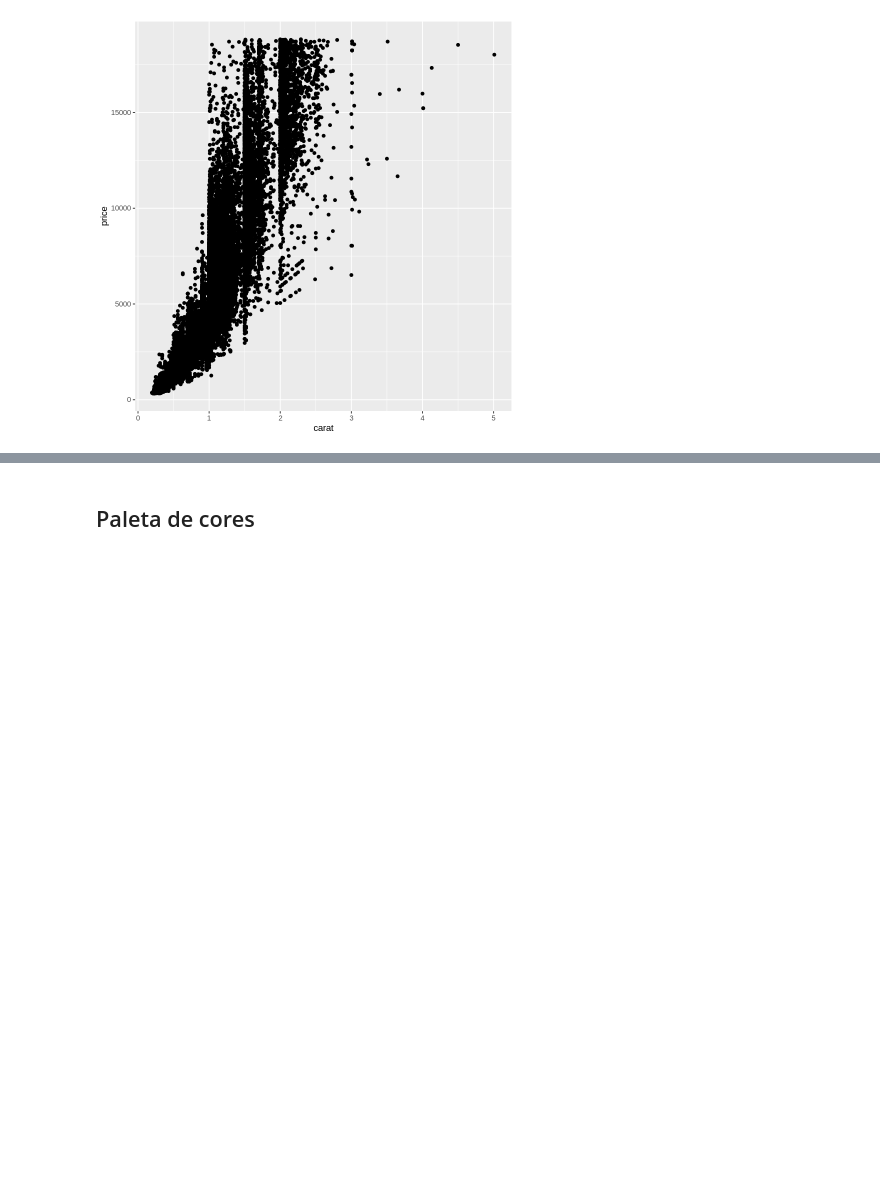
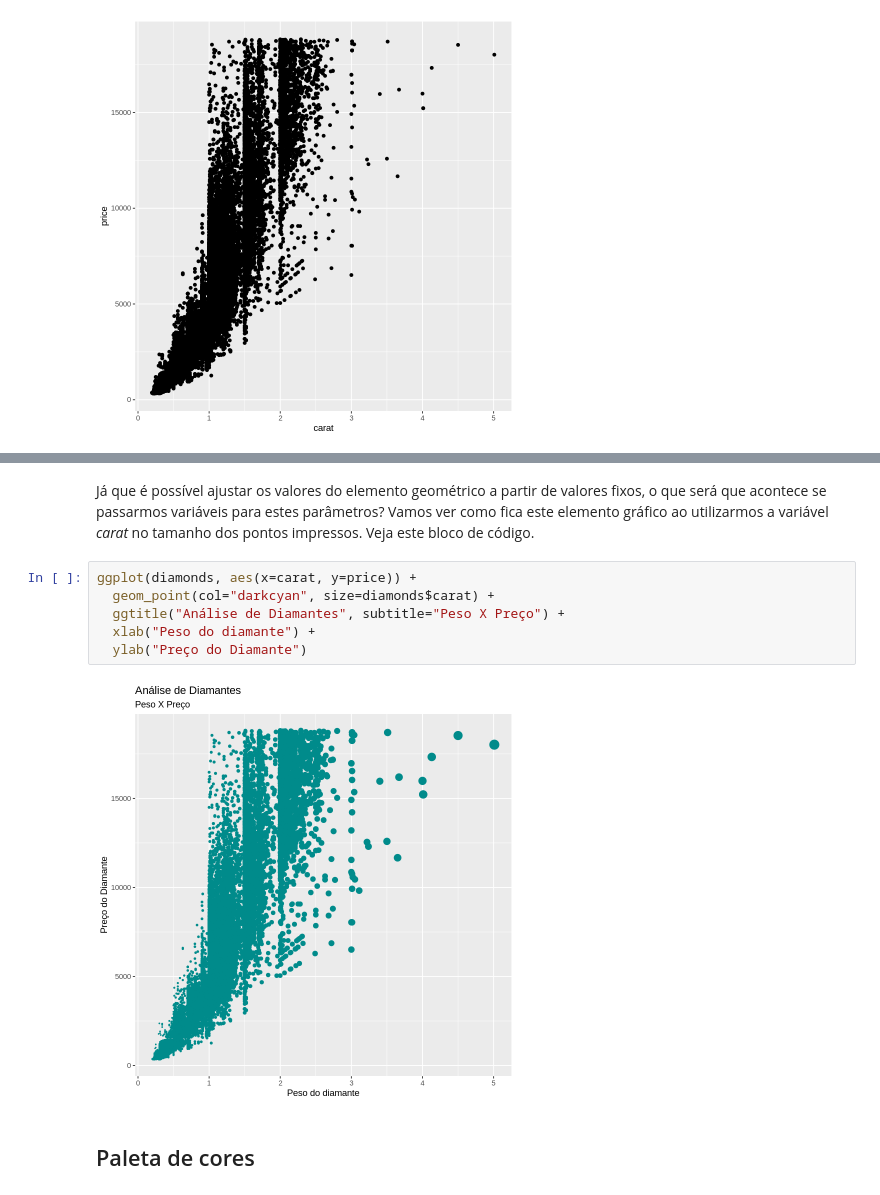
Before and after one commit to Rogerio-mack/Ling-de-Prog-para-Ciencia-de-Dados, a Jupyter notebook: Trilha 7.ipynb, the cells around one changed output, grey strips where cells are left out. Drawn from its saved outputs; the diff is of its cells as text; blank space fills up the shorter version.

```diff
--- a/Trilha 7.ipynb
+++ b/Trilha 7.ipynb
@@ -91,3 +111,13 @@ Repare que a saída é um gráfico de dispersão básico, onde cada ponto repres
+# %% [markdown]
+Já que é possível ajustar os valores do elemento geométrico a partir de valores fixos, o que será que acontece se passarmos variáveis para estes parâmetros? Vamos ver como fica este elemento gráfico ao utilizarmos a variável *carat* no tamanho dos pontos impressos. Veja este bloco de código.
+# %%
+ggplot(diamonds, aes(x=carat, y=price)) +
+  geom_point(col="darkcyan", size=diamonds$carat) +
+  ggtitle("Análise de Diamantes", subtitle="Peso X Preço") +
+  xlab("Peso do diamante") +
+  ylab("Preço do Diamante")
+# %% [output]
+[figure, added]
 # %% [markdown]
 ## Paleta de cores
 # %% [markdown]
```
Also changed, not shown: parts of 4 cells of this notebook.
